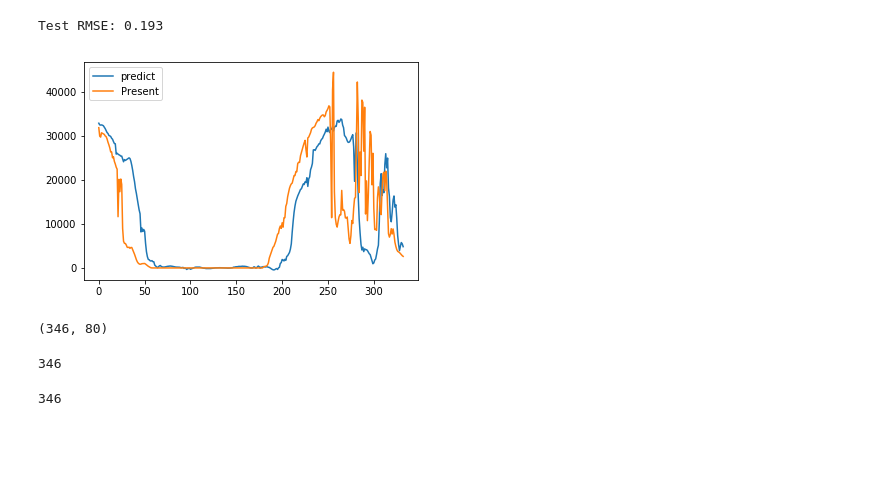
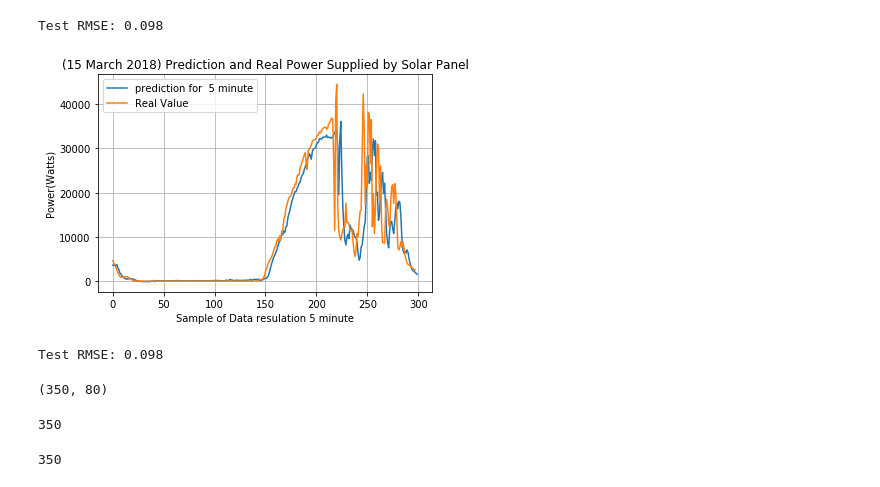
Before and after one commit to PowerIoT/Forecast-algoritms, a Jupyter notebook: LSTM/MultiVariate/MultiVariate.ipynb, the cells around one changed output. Drawn from its saved outputs; the diff is of its cells as text; code cells hidden in the pictures; blank space fills up the shorter version.

Commit message:
LSTM with fine plot
pyplot with changable legend with respect to predict step

```diff
--- a/LSTM/MultiVariate/MultiVariate.ipynb
+++ b/LSTM/MultiVariate/MultiVariate.ipynb
@@ -63,7 +63,7 @@ data['power']=data['power']/50000
 scaled=data
 # %%
 # frame as supervised learning
-prediction_step=12
+prediction_step=1
 windows_size=10
 reframed = series_to_supervised(scaled, windows_size, prediction_step)
 # %%
@@ -179,14 +141,23 @@ test_y = test_y.reshape((len(test_y), 1))
 rmse = sqrt(mean_squared_error(yhat[0:len(yhat)-(prediction_step+1),0],test_y[prediction_step:len(test_y)-1,0]))
 print('Test RMSE: %.3f' % rmse)
 # %% [output]
-Test RMSE: 0.193
+Test RMSE: 0.098
+# %%
+import time
+predictSTR= 'prediction for  '+ str(prediction_step*5) +' minute'
 # %%
-pyplot.plot(yhat[0:len(yhat)-(prediction_step+1),0]*50000, label= 'predict')
-pyplot.plot(test_y[prediction_step:len(test_y)-1,0]*50000, label= 'Present')
+pyplot.plot(yhat[50:len(yhat)-(prediction_step+1)+50,0]*50000, label= predictSTR)
+pyplot.plot(test_y[prediction_step*2+50:len(test_y)+50,0]*50000, label= 'Real Value')
 pyplot.legend()
+pyplot.xlabel('Sample of Data resulation 5 minute')
+pyplot.ylabel('Power(Watts)')
+pyplot.title('(15 March 2018) Prediction and Real Power Supplied by Solar Panel')
+pyplot.grid(True)
 pyplot.show()
+print('Test RMSE: %.3f' % rmse)
 # %% [output]
-[figure, old version]
+[figure, new version]
+Test RMSE: 0.098
 # %%
 import pandas as pd
 df= pd.DataFrame(yhat)
@@ -199,12 +170,12 @@ df.to_csv('cloudcover.csv', index=False)
 # %%
 test_X.shape
 # %% [output]
-(346, 80)
+(350, 80)
 # %%
 len(yhat)
 # %% [output]
-346
+350
 # %%
 len(test_y)
 # %% [output]
-346
+350
```
Also changed, not shown: parts of 5 cells of this notebook.
